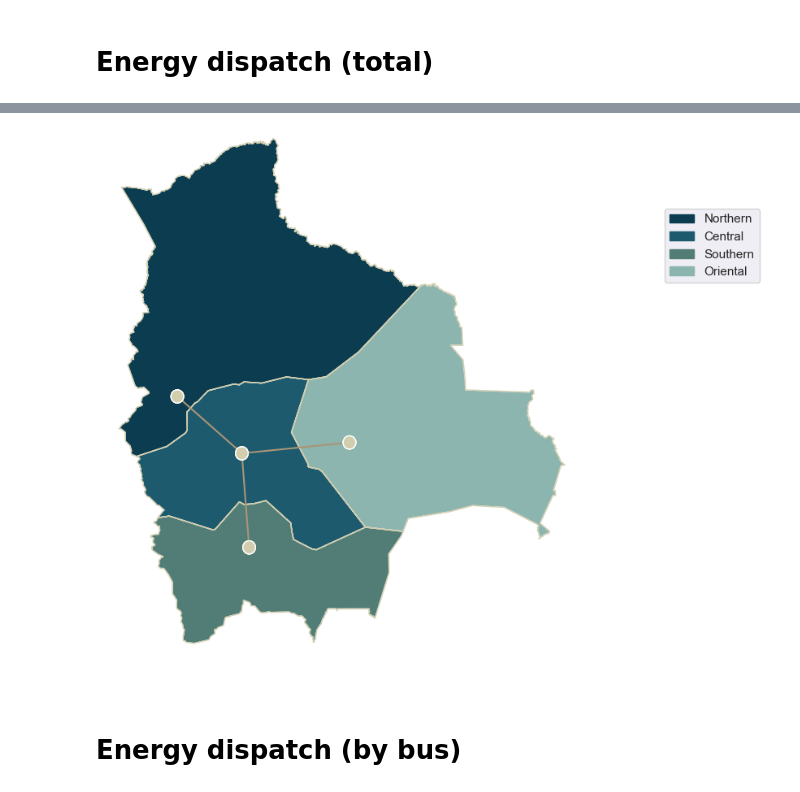
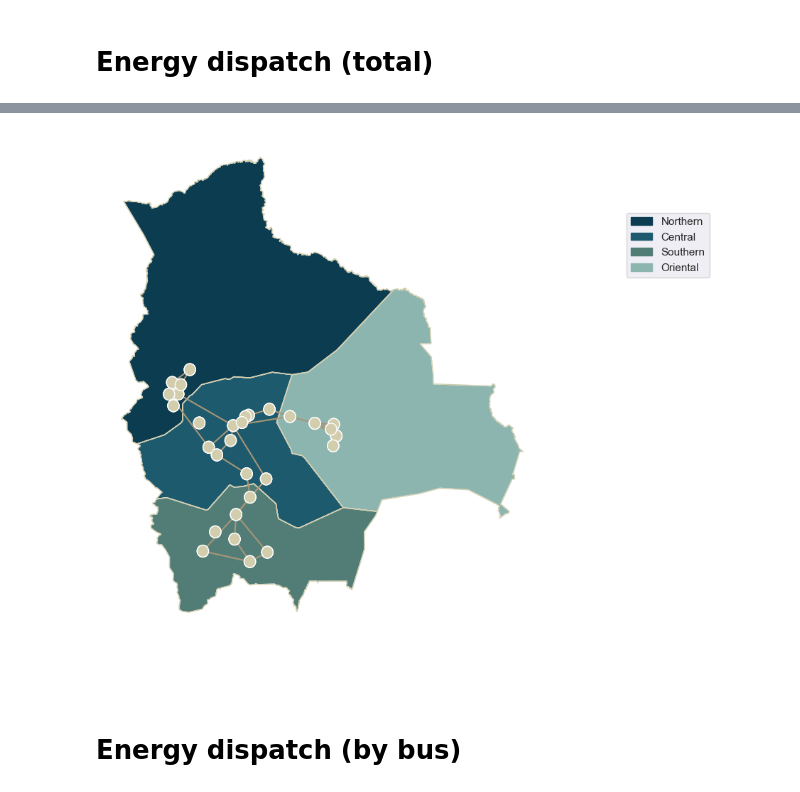
Before and after one commit to carlosfv92/pypsa-africa, a Jupyter notebook: Result_analysis/3_Dispatch_analysis.ipynb, the cells around one changed output, grey strips where cells are left out. Saved outputs shown, nothing was run; the diff lists cells and outputs as text; code cells hidden in the pictures.

Commit message:
Changes made: *The build_natura_raster option in the config file has now been disabled *The model is now run considering 30 nodes *Result_analysis files have been updated

```diff
--- a/Result_analysis/3_Dispatch_analysis.ipynb
+++ b/Result_analysis/3_Dispatch_analysis.ipynb
@@ -46,8 +46,8 @@ Had to go 1 folder(s) up.
 # %% [markdown]
 # Clusterd and electric network import
 # %%
-solved_4_network = os.getcwd() +  "/results/networks/elec_s_4_ec_lcopt_Co2L-1H.nc"
-n_solve_4 = pypsa.Network(solved_4_network)
+solved_network = os.getcwd() +  "/results/networks/elec_s_30_ec_lcopt_Co2L-1H.nc"
+n_solve = pypsa.Network(solved_network)
 
 elec_network= os.getcwd() +  "/networks/elec.nc"
 n_elec_pypsa= pypsa.Network(elec_network)
@@ -563,5 +563,5 @@ Hydro Energy Percentage: 16.7%
 # %%
-n = n_solve_4
+n = n_solve
 r = gpd.read_file(f"resources/bus_regions/regions_onshore_elec_s_4.geojson").set_index("name")
 
 
@@ -605,34 +605,34 @@ ax1.set_ylim(bottom=min(n.buses.y)-3.5, top=max(n.buses.y)+6.8)
 
 # Simplified network boundaries
 #ax1.set_xlim(left=min(n.buses.x)-2, right=max(n.buses.x)+6.2)
 #ax1.set_ylim(bottom=min(n.buses.y)-2.0, top=max(n.buses.y)+5.3)
 
 # Base network boundaries
 #ax1.set_xlim(left=min(n.buses.x)-1.7, right=max(n.buses.x)+5.2)
 #ax1.set_ylim(bottom=min(n.buses.y)-1.0, top=max(n.buses.y)+4.8)
 
 r.boundary.plot(ax=ax1, color=beige3, linewidth=1, alpha=1) # four zones
 
 zone_colors=[teal2,teal4,teal3,teal1]
 
 r.plot(ax=ax1, column="factor",color=zone_colors,alpha=1, vmin=0, vmax=1) # four zones colored #  color=zone_colors
 
 import matplotlib.patches as mpatches
 
 northern = mpatches.Patch(color=teal1, label ='Northern')
 central = mpatches.Patch(color=teal2, label ='Central')
 southern = mpatches.Patch(color=teal3, label ='Southern')
 oriental = mpatches.Patch(color=teal4, label ='Oriental')
 
 handles=[northern,central,southern,oriental]
 ax1.legend(handles=handles, loc="center right", bbox_to_anchor=(1.3, 0.8))
 
 
 
 fig.tight_layout()  # Adjust spacing between subplots and labels
 # fig.savefig('4zones_division_network.png', bbox_inches='tight')
 # %% [output]
-[figure, old version]
+[figure, new version]
 # %% [markdown]
 # Energy dispatch (by bus)
 # %%
```
Also changed, not shown: parts of 17 cells of this notebook, 2 other files.
